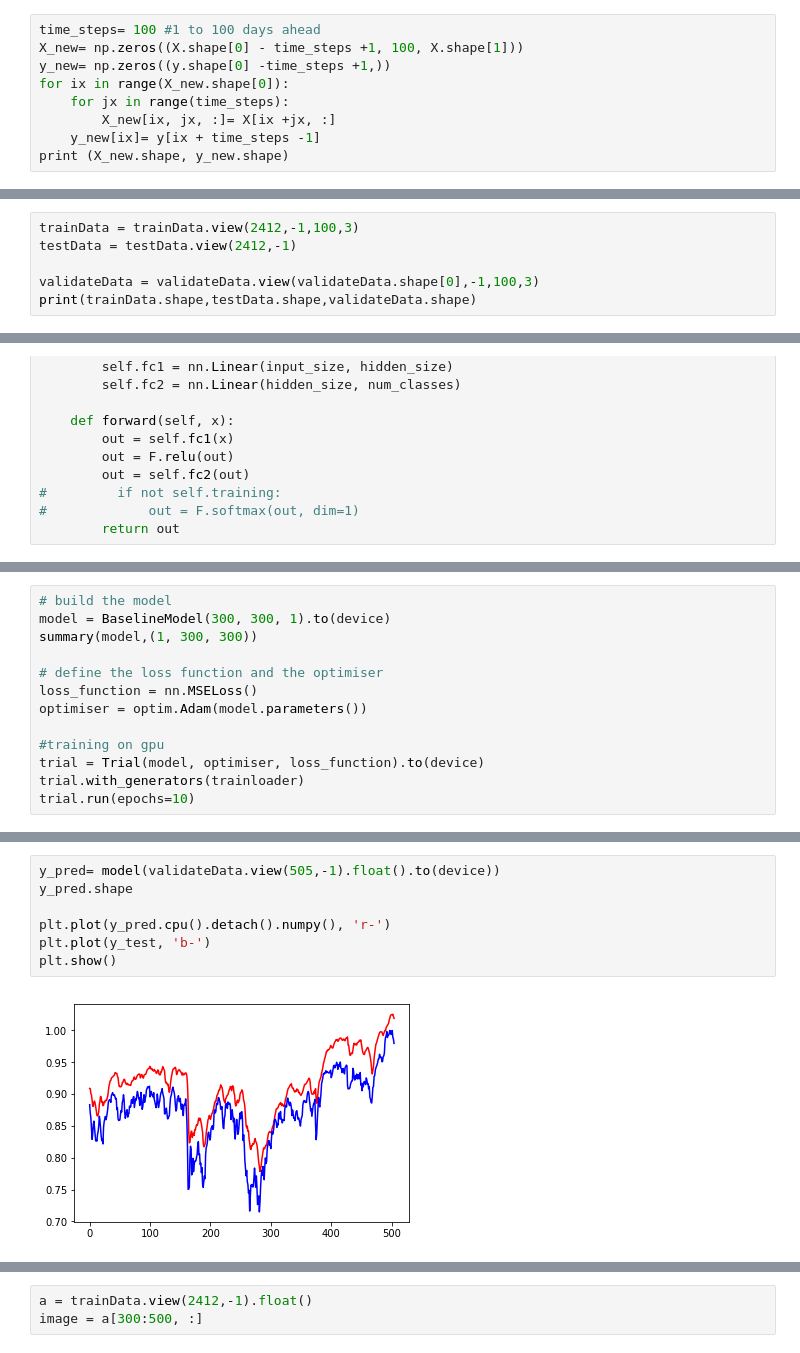
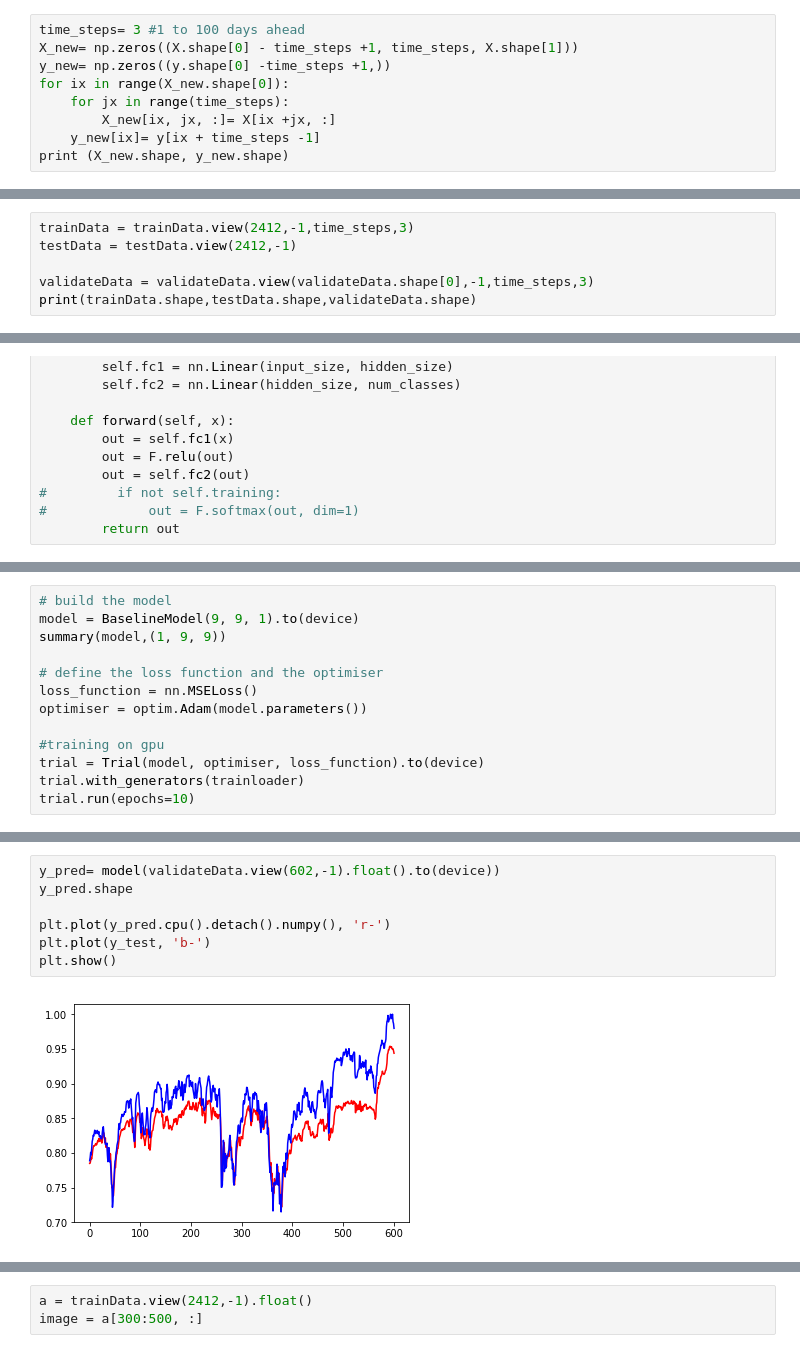
Before and after one commit to FrankWJW/MSc-dissertation, a Jupyter notebook: stock_conditional_TS.ipynb, the cells around one changed output, grey strips where cells are left out. Cells and saved outputs as stored; diff of their text form.

```diff
--- a/stock_conditional_TS.ipynb
+++ b/stock_conditional_TS.ipynb
@@ -239,8 +242,8 @@ print(X,y)
  [0.98633389 0.29366306 0.04311681]
  [0.9859202  0.28619268 0.0490348 ]] [0.32425474 0.32321055 0.32292921 ... 0.98934587 0.98650095 0.97966075]
 # %%
-time_steps= 100 #1 to 100 days ahead
-X_new= np.zeros((X.shape[0] - time_steps +1, 100, X.shape[1]))
+time_steps= 3 #1 to 100 days ahead
+X_new= np.zeros((X.shape[0] - time_steps +1, time_steps, X.shape[1]))
 y_new= np.zeros((y.shape[0] -time_steps +1,))
 for ix in range(X_new.shape[0]):
     for jx in range(time_steps):
@@ -332,7 +286,7 @@ torch.Size([2412, 100, 3]) torch.Size([2412]) torch.Size([505, 100, 3])
 # %%
-trainData = trainData.view(2412,-1,100,3)
+trainData = trainData.view(2412,-1,time_steps,3)
 testData = testData.view(2412,-1)
 
-validateData = validateData.view(validateData.shape[0],-1,100,3)
+validateData = validateData.view(validateData.shape[0],-1,time_steps,3)
 print(trainData.shape,testData.shape,validateData.shape)
 # %% [output]
@@ -550,7 +553,7 @@ plt.show()
 # %%
 # build the model
-model = BaselineModel(300, 300, 1).to(device)
-summary(model,(1, 300, 300))
+model = BaselineModel(9, 9, 1).to(device)
+summary(model,(1, 9, 9))
 
 # define the loss function and the optimiser
 loss_function = nn.MSELoss()
@@ -597,14 +600,14 @@ HBox(children=(IntProgress(value=0, description='9/10(t)', max=2412, style=Progr
  {'train_steps': 2412, 'validation_steps': None},
  {'train_steps': 2412, 'validation_steps': None}]
 # %%
-y_pred= model(validateData.view(505,-1).float().to(device))
+y_pred= model(validateData.view(602,-1).float().to(device))
 y_pred.shape
 
 plt.plot(y_pred.cpu().detach().numpy(), 'r-')
 plt.plot(y_test, 'b-')
 plt.show()
 # %% [output]
-[figure, old version]
+[figure, new version]
 # %%
 print(trainData[0].shape,testData[0].shape)
 # %% [output]
```
Also changed, not shown: parts of 23 cells of this notebook.
